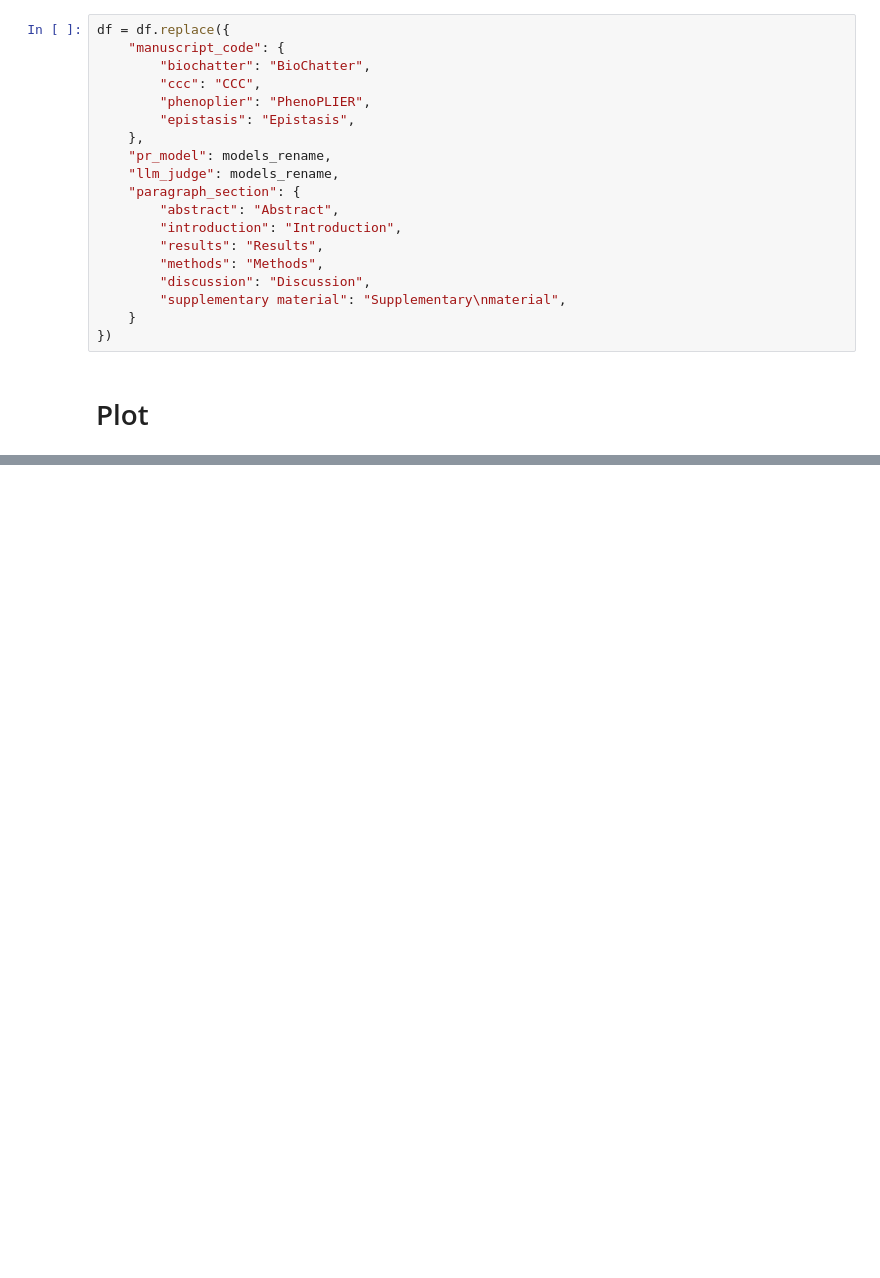
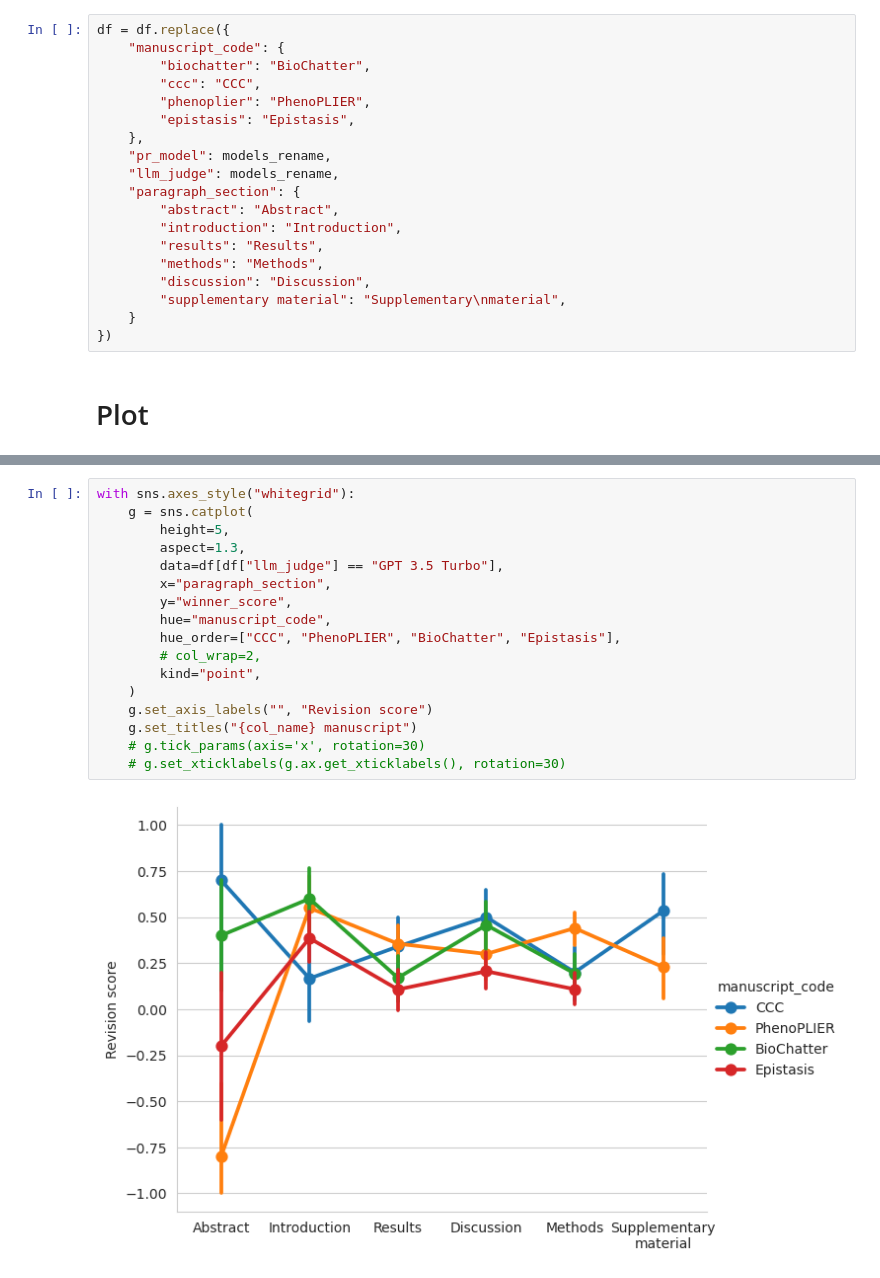
Before and after one commit to pivlab/manubot-ai-editor-code, a Jupyter notebook: nbs/05-llm_evaluation/10-summarize.ipynb, the cells around one changed output, grey strips where cells are left out. Drawn from its saved outputs; the diff is of its cells as text; blank space fills up the shorter version.

```diff
--- a/nbs/05-llm_evaluation/10-summarize.ipynb
+++ b/nbs/05-llm_evaluation/10-summarize.ipynb
@@ -218,0 +221,19 @@ with sns.axes_style("whitegrid"):
+# %%
+with sns.axes_style("whitegrid"):
+    g = sns.catplot(
+        height=5,
+        aspect=1.3,
+        data=df[df["llm_judge"] == "GPT 3.5 Turbo"],
+        x="paragraph_section",
+        y="winner_score",
+        hue="manuscript_code",
+        hue_order=["CCC", "PhenoPLIER", "BioChatter", "Epistasis"],
+        # col_wrap=2,
+        kind="point",
+    )
+    g.set_axis_labels("", "Revision score")
+    g.set_titles("{col_name} manuscript")
+    # g.tick_params(axis='x', rotation=30)
+    # g.set_xticklabels(g.ax.get_xticklabels(), rotation=30)
+# %% [output]
+[figure, added]
```
Also changed, not shown: parts of 6 cells of this notebook, 1 other file.
